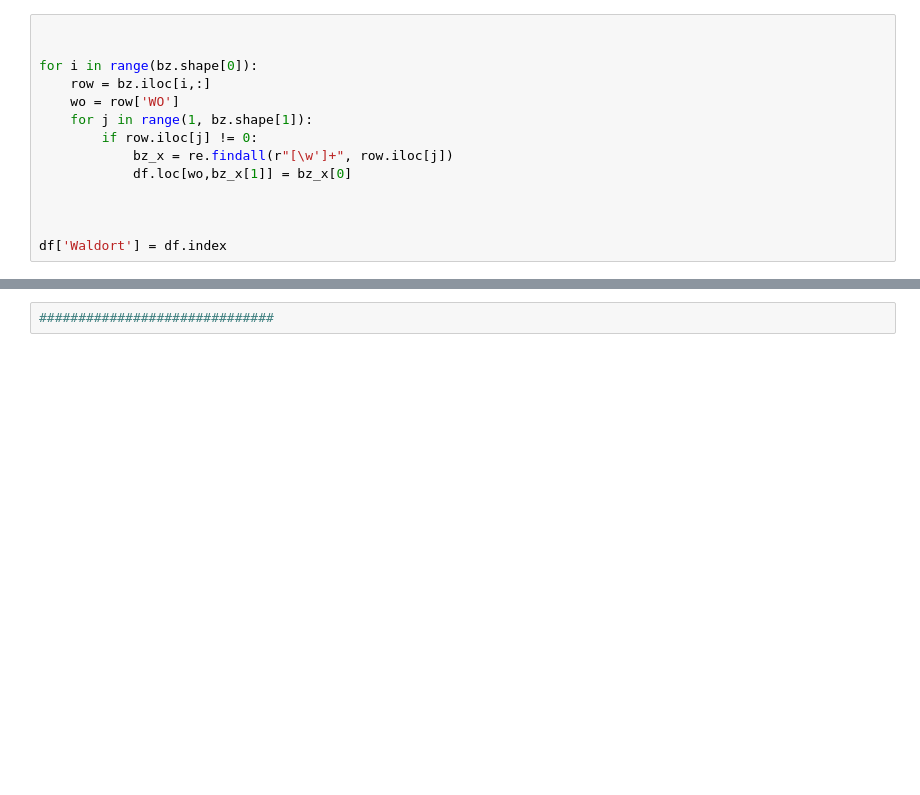
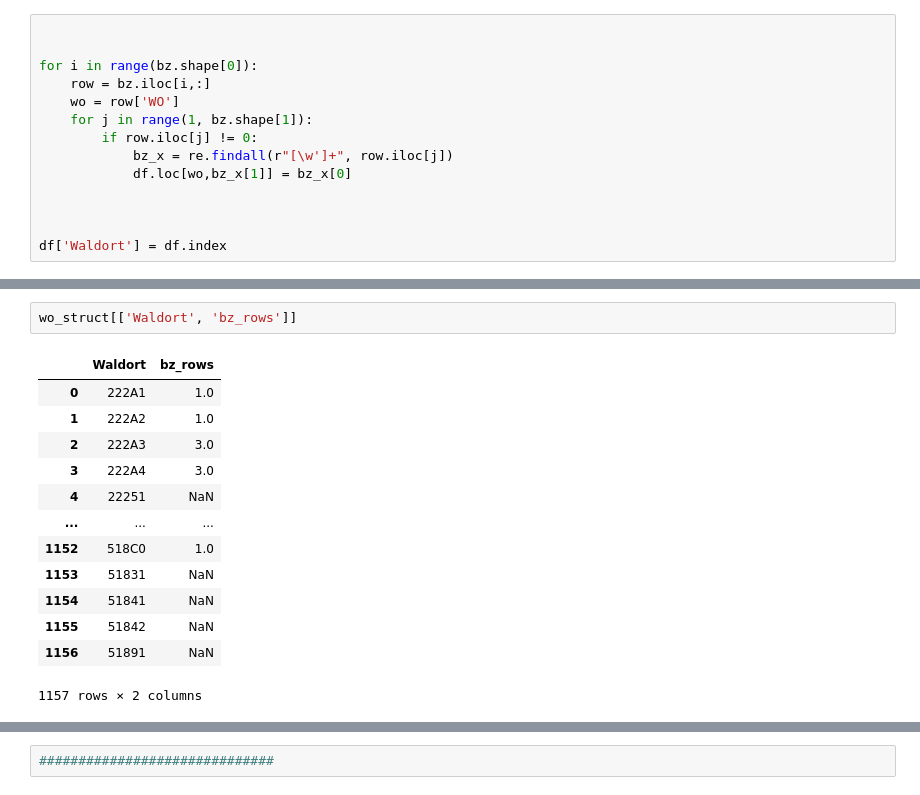
Before and after one commit to satlawa/obf_autman, a Jupyter notebook: merge.ipynb, the cells around one changed output, grey strips where cells are left out. Cells and saved outputs as stored; diff of their text form; blank space fills up the shorter version.

```diff
--- a/merge.ipynb
+++ b/merge.ipynb
@@ -165,0 +201,16 @@ df['Waldort'] = df.index
+# %%
+wo_struct[['Waldort', 'bz_rows']]
+# %% [output]
+|  | Waldort | bz_rows |
+| 0 | 222A1 | 1.0 |
+| 1 | 222A2 | 1.0 |
+| 2 | 222A3 | 3.0 |
+| 3 | 222A4 | 3.0 |
+| 4 | 22251 | NaN |
+| ... | ... | ... |
+| 1152 | 518C0 | 1.0 |
+| 1153 | 51831 | NaN |
+| 1154 | 51841 | NaN |
+| 1155 | 51842 | NaN |
+| 1156 | 51891 | NaN |
+1157 rows × 2 columns
```
Also changed, not shown: parts of 15 cells of this notebook.
